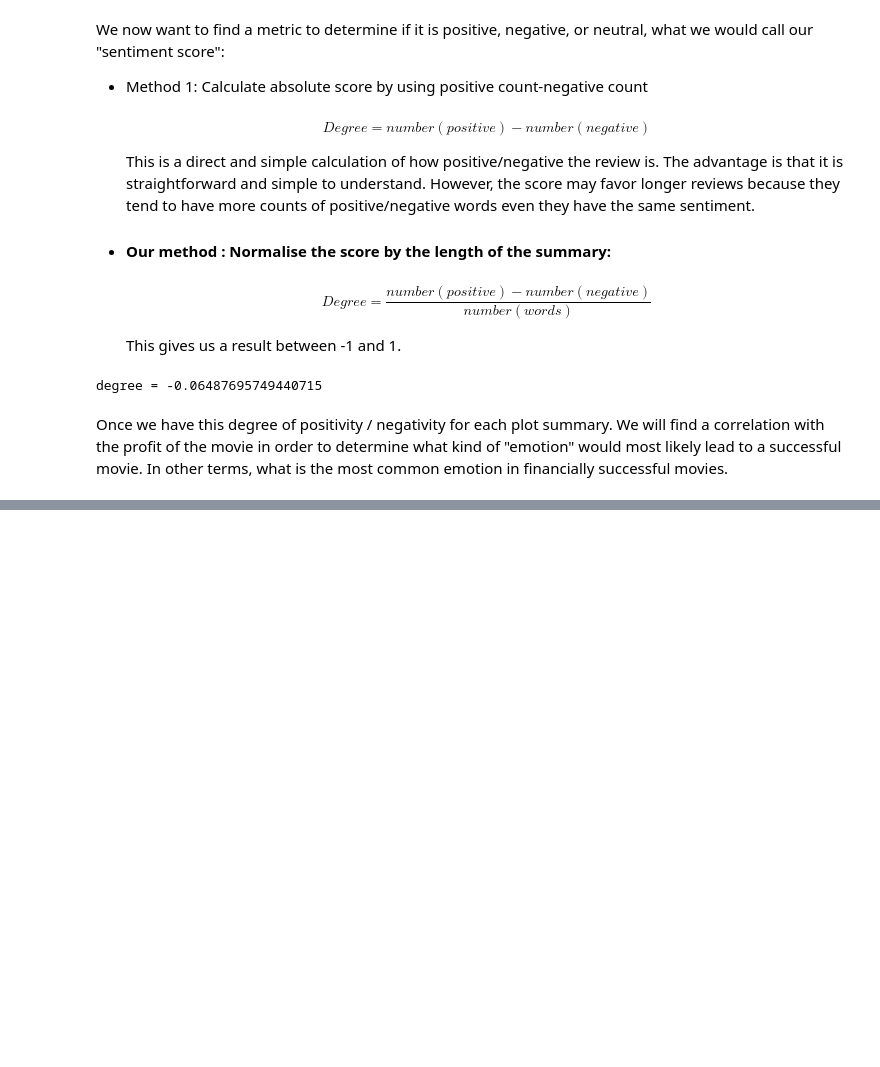
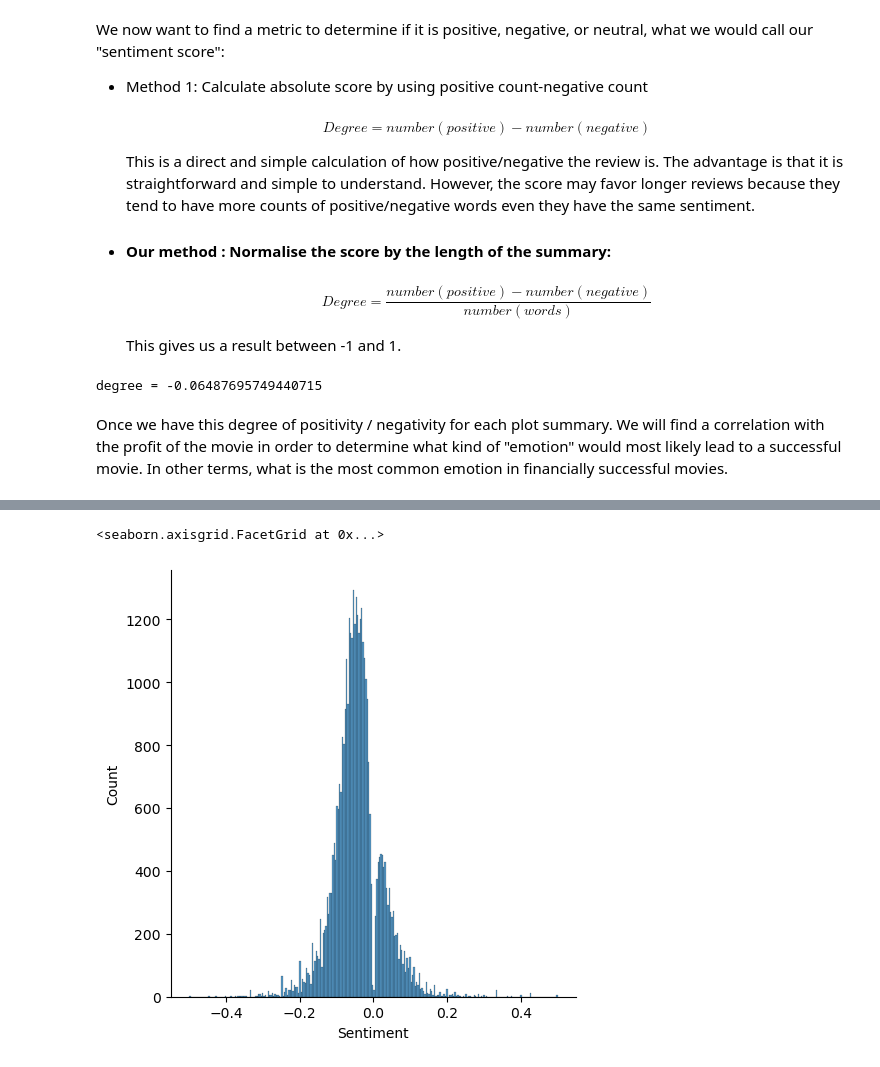
Before and after one commit to epfl-ada/ada-2022-project-mrjulia, a Jupyter notebook: Plot_summary.ipynb, the cells around one changed output, grey strips where cells are left out. Cells and saved outputs as stored; diff of their text form; code cells hidden in the pictures; blank space fills up the shorter version.

```diff
--- a/Plot_summary.ipynb
+++ b/Plot_summary.ipynb
@@ -226,0 +234,3 @@ df_plot
+# %%
+df_nonzero=df_plot[df_plot["Sentiment"]!=0]
+df_nonzero
@@ -226,0 +251,5 @@ df_plot
+# %%
+sns.displot(df_nonzero, x="Sentiment")
+# %% [output]
+<seaborn.axisgrid.FacetGrid at 0x...>
+[figure, added]
```
Also changed, not shown: parts of 19 cells of this notebook.
